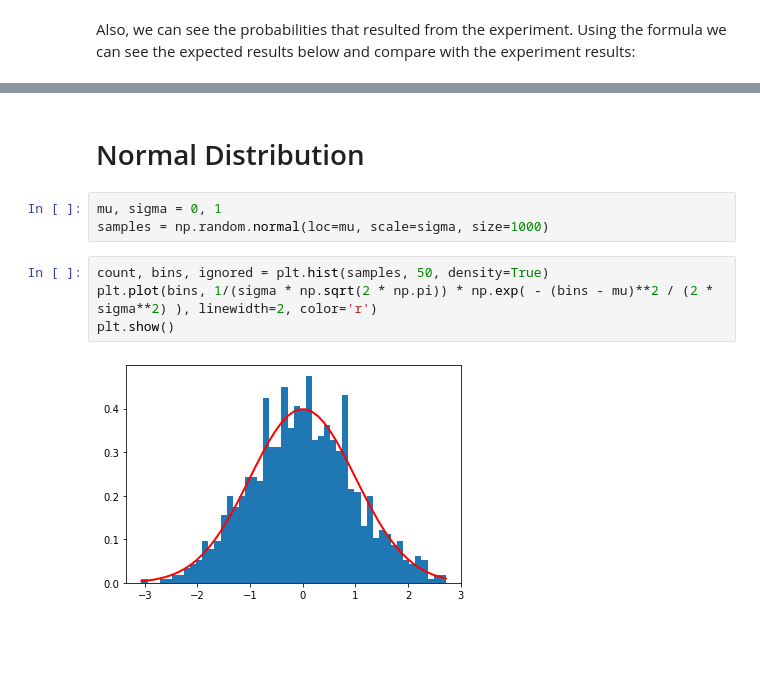
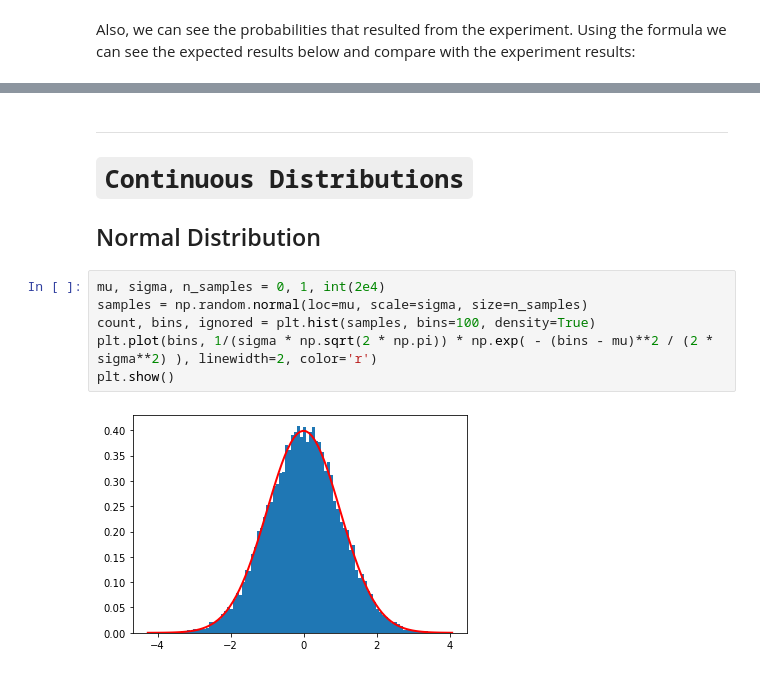
Before and after one commit to lucasmfaria/Distribution-types, a Jupyter notebook: Distribution types - Review with code.ipynb, the cells around one changed output, grey strips where cells are left out. Saved outputs shown, nothing was run; the diff lists cells and outputs as text; blank space fills up the shorter version.

```diff
--- a/Distribution types - Review with code.ipynb
+++ b/Distribution types - Review with code.ipynb
@@ -210,11 +216,14 @@ Poisson Distribution is the Binomial Distribution with n -> ∞.
 # %% [markdown]
-# Normal Distribution
+***
+
+# `Continuous Distributions`
+
+## Normal Distribution
-# %%
-mu, sigma = 0, 1
-samples = np.random.normal(loc=mu, scale=sigma, size=1000)
 # %%
-count, bins, ignored = plt.hist(samples, 50, density=True)
+mu, sigma, n_samples = 0, 1, int(2e4)
+samples = np.random.normal(loc=mu, scale=sigma, size=n_samples)
+count, bins, ignored = plt.hist(samples, bins=100, density=True)
 plt.plot(bins, 1/(sigma * np.sqrt(2 * np.pi)) * np.exp( - (bins - mu)**2 / (2 * sigma**2) ), linewidth=2, color='r')
 plt.show()
 # %% [output]
-[figure, old version]
+[figure, new version]
```
Also changed, not shown: parts of 37 cells of this notebook.
